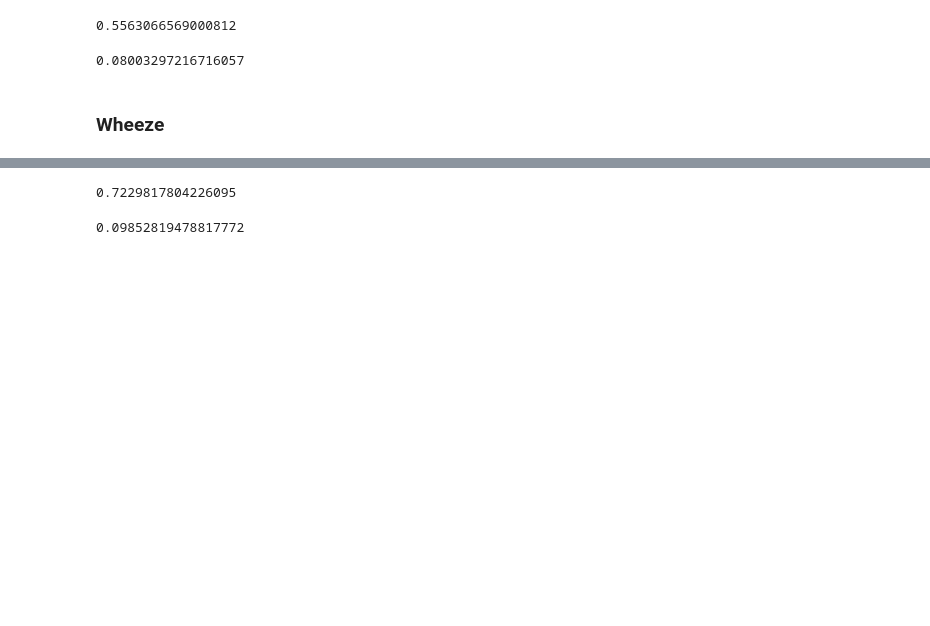
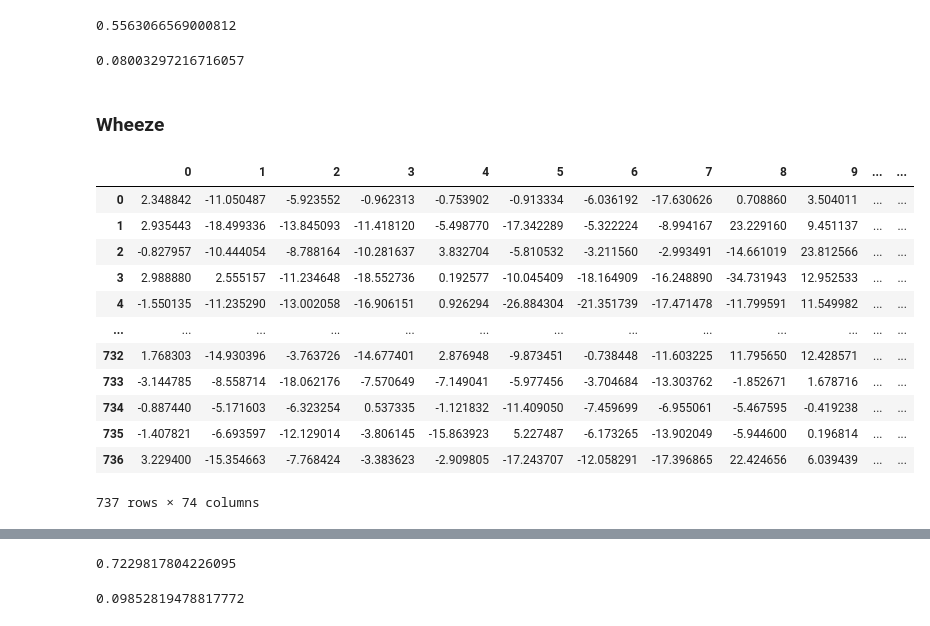
Before and after one commit to akansh12/Asquire_SPIRE, a Jupyter notebook: SVM_torchaudio/SVM_All_sounds.ipynb, the cells around one changed output, grey strips where cells are left out. Saved outputs shown, nothing was run; the diff lists cells and outputs as text; code cells hidden in the pictures; blank space fills up the shorter version.

```diff
--- a/SVM_torchaudio/SVM_All_sounds.ipynb
+++ b/SVM_torchaudio/SVM_All_sounds.ipynb
@@ -204,0 +234,18 @@ wheeze_test, wheeze_train = SVM(fold_list)
+# %%
+f1 = pd.read_csv('./f1.csv')
+# %%
+f1
+# %% [output]
+|  | 0 | 1 | 2 | 3 | 4 | 5 | 6 | 7 | 8 | 9 | ... | ... |
+| 0 | 2.348842 | -11.050487 | -5.923552 | -0.962313 | -0.753902 | -0.913334 | -6.036192 | -17.630626 | 0.708860 | 3.504011 | ... | ... |
+| 1 | 2.935443 | -18.499336 | -13.845093 | -11.418120 | -5.498770 | -17.342289 | -5.322224 | -8.994167 | 23.229160 | 9.451137 | ... | ... |
+| 2 | -0.827957 | -10.444054 | -8.788164 | -10.281637 | 3.832704 | -5.810532 | -3.211560 | -2.993491 | -14.661019 | 23.812566 | ... | ... |
+| 3 | 2.988880 | 2.555157 | -11.234648 | -18.552736 | 0.192577 | -10.045409 | -18.164909 | -16.248890 | -34.731943 | 12.952533 | ... | ... |
+| 4 | -1.550135 | -11.235290 | -13.002058 | -16.906151 | 0.926294 | -26.884304 | -21.351739 | -17.471478 | -11.799591 | 11.549982 | ... | ... |
+| ... | ... | ... | ... | ... | ... | ... | ... | ... | ... | ... | ... | ... |
+| 732 | 1.768303 | -14.930396 | -3.763726 | -14.677401 | 2.876948 | -9.873451 | -0.738448 | -11.603225 | 11.795650 | 12.428571 | ... | ... |
+| 733 | -3.144785 | -8.558714 | -18.062176 | -7.570649 | -7.149041 | -5.977456 | -3.704684 | -13.303762 | -1.852671 | 1.678716 | ... | ... |
+| 734 | -0.887440 | -5.171603 | -6.323254 | 0.537335 | -1.121832 | -11.409050 | -7.459699 | -6.955061 | -5.467595 | -0.419238 | ... | ... |
+| 735 | -1.407821 | -6.693597 | -12.129014 | -3.806145 | -15.863923 | 5.227487 | -6.173265 | -13.902049 | -5.944600 | 0.196814 | ... | ... |
+| 736 | 3.229400 | -15.354663 | -7.768424 | -3.383623 | -2.909805 | -17.243707 | -12.058291 | -17.396865 | 22.424656 | 6.039439 | ... | ... |
+737 rows × 74 columns
```
Also changed, not shown: parts of 33 cells of this notebook, 18 other files.
